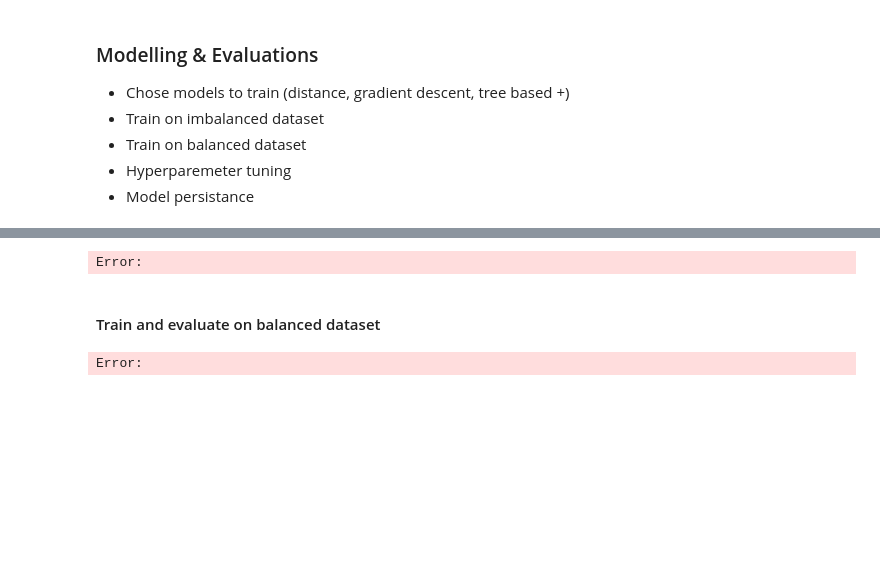
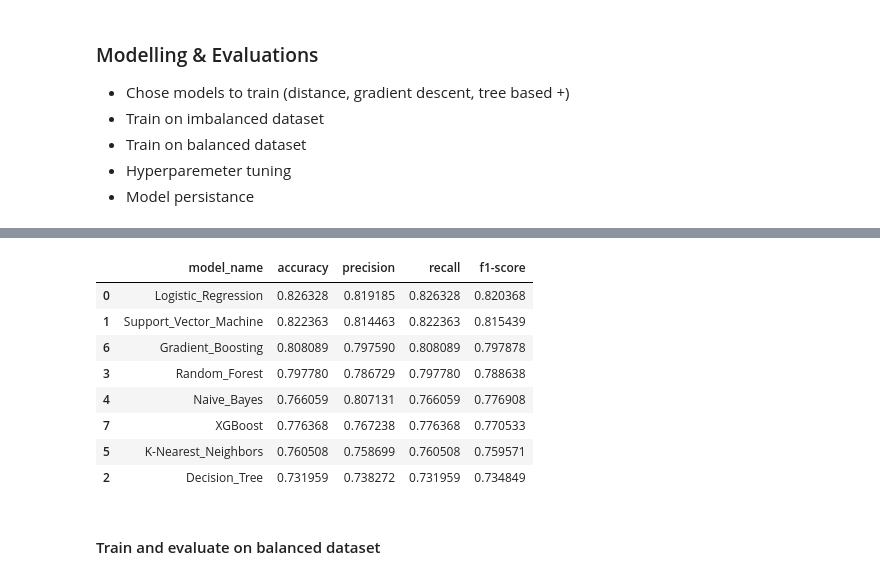
Before and after one commit to damzking/telco_churn-, a Jupyter notebook: LP2_telco_churn.ipynb, the cells around one changed output, grey strips where cells are left out. Drawn from its saved outputs; the diff is of its cells as text; code cells hidden in the pictures; blank space fills up the shorter version.

Commit message:
runned model for both non balance and balanced data

```diff
--- a/LP2_telco_churn.ipynb
+++ b/LP2_telco_churn.ipynb
@@ -1510,34 +1497,40 @@ NameError: name 'roc_curve' is not defined
-# %%
-accuracy, precision, recall = {}, {}, {}
-
-for Key in models.keys():
-    models[Key].fit(X_train, y_train)
-    y_pred = models[Key].predict(X_eval)
-    print(Key)
-    print('Accuracy Score: ', accuracy_score(y_eval, y_pred))
-    print('Precision Score: ', precision_score(y_eval, y_pred))
-    print('Recall Score: ', recall_score(y_eval, y_pred))
-    print('F1 Score: ', f1_score(y_eval, y_pred))
-    print('ROC AUC Score: ', roc_auc_score(y_eval, y_pred))
-    print('Classification Report: \n', classification_report(y_eval, y_pred))
-    print('Confusion Matrix: \n', confusion_matrix(y_eval, y_pred))
-    print('\n')
-# %% [output]
-Error:
+# %%
+# Creating Pipeline
+
+all_pipelines = {}
+
+metric_table=pd.DataFrame(columns=['model_name', 'accuracy', 'precision', 'recall', 'f1-score'])
+
+for model_name, classifier in models.items():
+    final_pipeline = Pipeline(steps=[
+        ('preprocessor', preprocessor),
+        ('classifier', classifier)
+    ])
+
+    final_pipeline.fit(X_train, y_train_encode)
+    all_pipelines[model_name] = final_pipeline
+
+    y_pred=final_pipeline.predict(X_eval)
+
+    metrics= classification_report(y_eval_encode, y_pred, output_dict=True)
+
+    accuracy=metrics['accuracy']
+    precision=metrics['weighted avg']['precision']
+    recall=metrics['weighted avg']['recall']
+    f1_score=metrics['weighted avg']['f1-score']
+
+    metric_table.loc[len(metric_table)]=[model_name, accuracy, precision, recall, f1_score]
+
+metric_table.sort_values(by='f1-score', ascending=False)
+# %% [output]
+|  | model_name | accuracy | precision | recall | f1-score |
+| 0 | Logistic_Regression | 0.826328 | 0.819185 | 0.826328 | 0.820368 |
+| 1 | Support_Vector_Machine | 0.822363 | 0.814463 | 0.822363 | 0.815439 |
+| 6 | Gradient_Boosting | 0.808089 | 0.797590 | 0.808089 | 0.797878 |
+| 3 | Random_Forest | 0.797780 | 0.786729 | 0.797780 | 0.788638 |
+| 4 | Naive_Bayes | 0.766059 | 0.807131 | 0.766059 | 0.776908 |
+| 7 | XGBoost | 0.776368 | 0.767238 | 0.776368 | 0.770533 |
+| 5 | K-Nearest_Neighbors | 0.760508 | 0.758699 | 0.760508 | 0.759571 |
+| 2 | Decision_Tree | 0.731959 | 0.738272 | 0.731959 | 0.734849 |
 # %% [markdown]
 #### Train and evaluate on balanced dataset
-# %%
-for Key in models.keys():
-    models[Key].fit(X_resampled_train, y_resampled_train)
-    y_pred = models[Key].predict(X_resampled_eval)
-    print(Key)
-    print('Accuracy Score: ', accuracy_score(y_resampled_eval, y_pred))
-    print('Precision Score: ', precision_score(y_resampled_eval, y_pred))
-    print('Recall Score: ', recall_score(y_resampled_eval, y_pred))
-    print('F1 Score: ', f1_score(y_resampled_eval, y_pred))
-    print('ROC AUC Score: ', roc_auc_score(y_resampled_eval, y_pred))
-    print('Classification Report: \n', classification_report(y_resampled_eval, y_pred))
-    print('Confusion Matrix: \n', confusion_matrix(y_resampled_eval, y_pred))
-    print('\n')
-# %% [output]
-Error:
```
Also changed, not shown: parts of 23 cells of this notebook.
